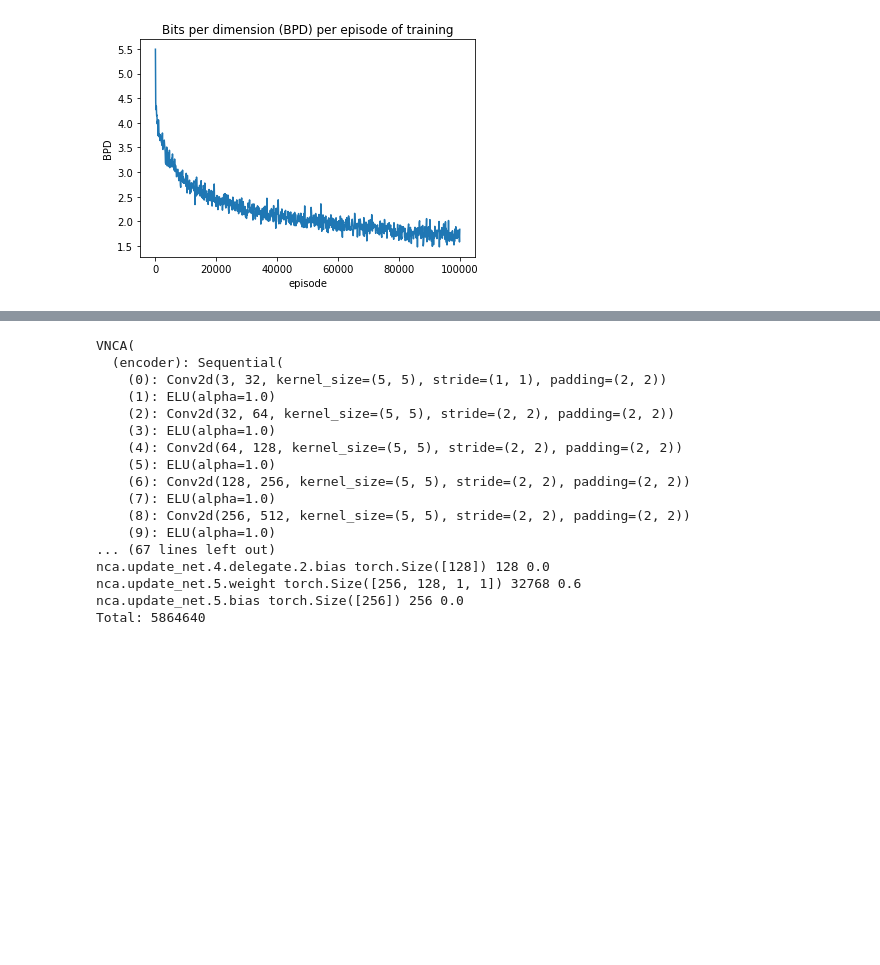
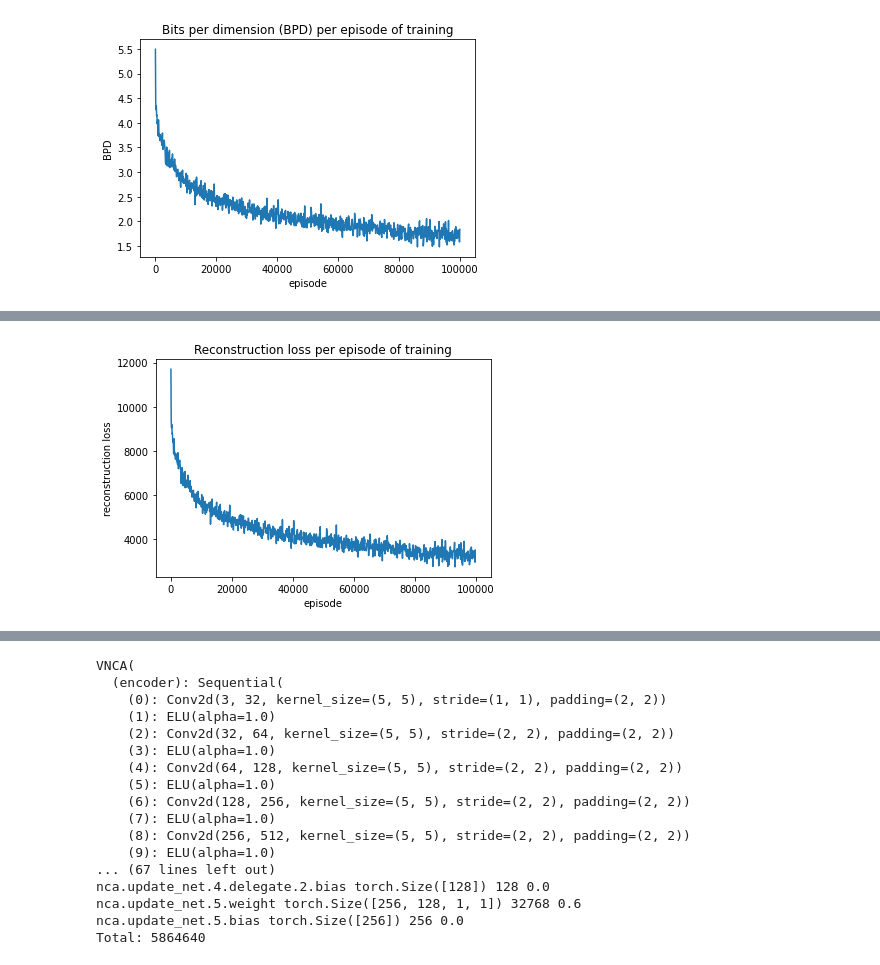
Before and after one commit to JanSchering/natural_computing, a Jupyter notebook: final/vae/presentation_vis.ipynb, the cells around one changed output, grey strips where cells are left out. Cells and saved outputs as stored; diff of their text form; code cells hidden in the pictures; blank space fills up the shorter version.

```diff
--- a/final/vae/presentation_vis.ipynb
+++ b/final/vae/presentation_vis.ipynb
@@ -73,0 +85,11 @@ plt.show()
+# %%
+# Plot Reconstruction Loss over training
+recon_train_small = np.genfromtxt(join(vae_small_dir_data, "train", "recon-loss.csv"), skip_header=1, delimiter=",")
+plt.plot(recon_train_small[:,1], recon_train_small[:,2])
+plt.title("Reconstruction loss per episode of training")
+plt.ylabel("reconstruction loss")
+plt.xlabel("episode")
+plt.savefig(join(vae_small_dir_img, "train", "recon_plot.png") )
+plt.show()
+# %% [output]
+[figure, added]
```
Also changed, not shown: parts of 2 cells of this notebook, 3 other files.
